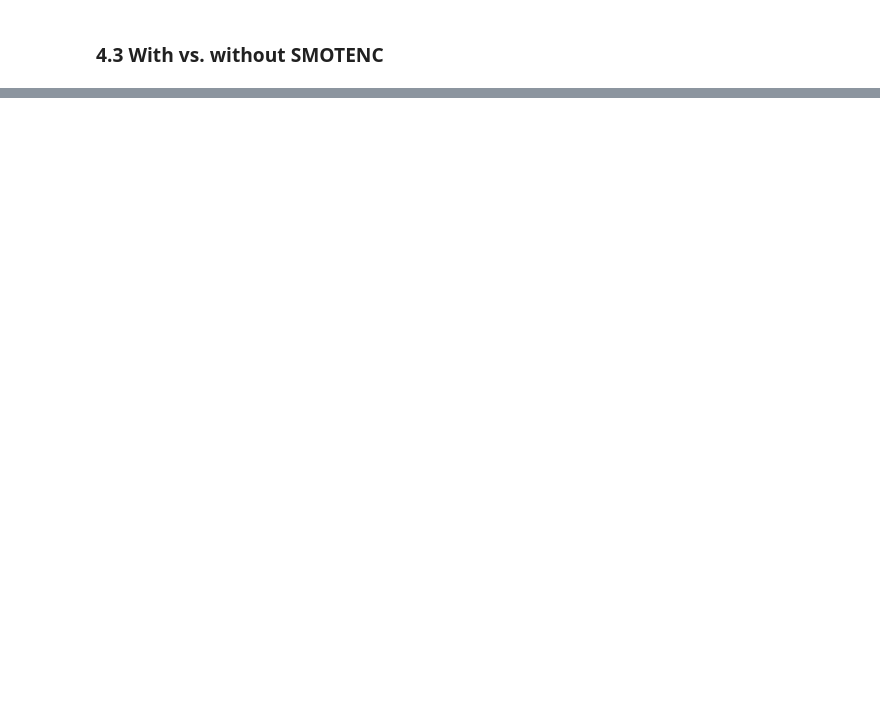
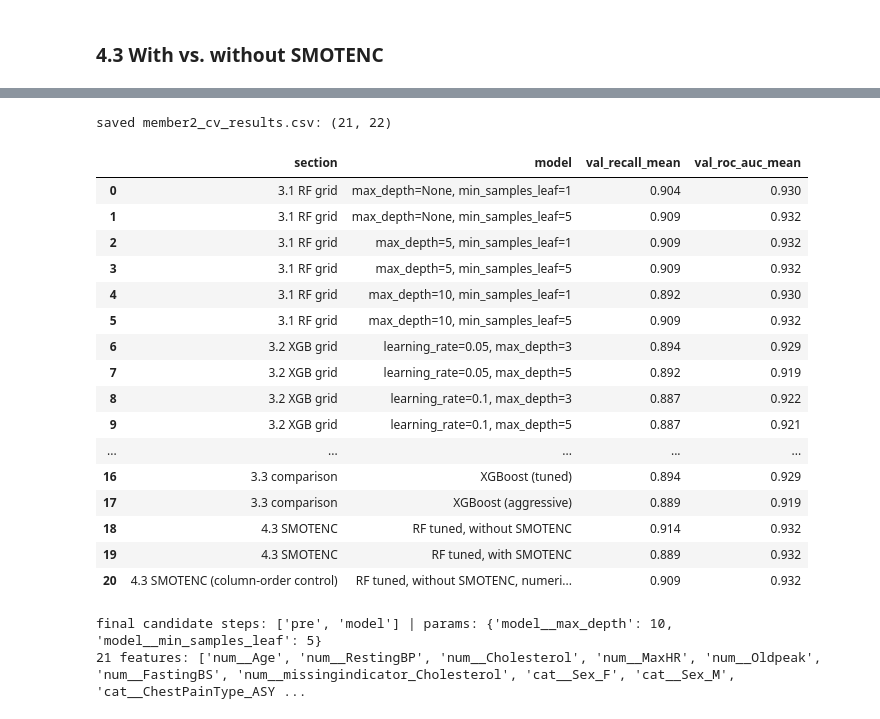
Before and after one commit to alhaiqi/eece-490-assignment, a Jupyter notebook: Member2_Models_SMOTENC.ipynb, the cells around one changed output, grey strips where cells are left out. Drawn from its saved outputs; the diff is of its cells as text; code cells hidden in the pictures; blank space fills up the shorter version.

```diff
--- a/Member2_Models_SMOTENC.ipynb
+++ b/Member2_Models_SMOTENC.ipynb
@@ -198,2 +482,54 @@ TODO (markdown): recommended final-model candidate (validation only), objects/ta
 # %%
-# TODO: save all CV result tables to member2_cv_results.csv
+# Save every CV result of this section (numeric mean/std per metric, train and validation) for Member 3
+def cv_row(section, model, raw):
+    row = {"section": section, "model": model}
+    for m in SCORING:
+        for split, label in (("train", "train"), ("test", "val")):
+            row[f"{label}_{m}_mean"] = raw[f"{split}_{m}"].mean()
+            row[f"{label}_{m}_std"] = raw[f"{split}_{m}"].std()
+    return row
+
+def grid_rows(section, search):
+    res, rows = search.cv_results_, []
+    for i, p in enumerate(res["params"]):
+        name = ", ".join(f"{k.replace('model__', '')}={v}" for k, v in p.items())
+        raw = {f"{s}_{m}": np.array([res[f"split{f}_{s}_{m}"][i] for f in range(CV.get_n_splits())])
+               for m in SCORING for s in ("train", "test")}
+        rows.append(cv_row(section, name, raw))
+    return rows
+
+all_rows = grid_rows("3.1 RF grid", rf_search) + grid_rows("3.2 XGB grid", xgb_search)
+all_rows += [cv_row("3.3 comparison", name, r) for name, r in part3_cv.items()]
+all_rows += [cv_row("4.3 SMOTENC", name, r) for name, r in part4_cv.items()]
+all_rows.append(cv_row("4.3 SMOTENC (column-order control)", "RF tuned, without SMOTENC, numerics first", order_cv))
+member2_cv_results = pd.DataFrame(all_rows)
+member2_cv_results.to_csv("member2_cv_results.csv", index=False)
+print("saved member2_cv_results.csv:", member2_cv_results.shape)
+display(member2_cv_results[["section", "model", "val_recall_mean", "val_roc_auc_mean"]].round(3))
+
+# Handoff check: the final candidate is already refit on the full training split, and SHAP feature names resolve
+final_model = rf_search.best_estimator_
+print("final candidate steps:", list(final_model.named_steps), "| params:", rf_search.best_params_)
+feature_names = final_model.named_steps["pre"].get_feature_names_out()
+print(len(feature_names), "features:", list(feature_names))
+# %% [output]
+saved member2_cv_results.csv: (21, 22)
+|  | section | model | val_recall_mean | val_roc_auc_mean |
+| 0 | 3.1 RF grid | max_depth=None, min_samples_leaf=1 | 0.904 | 0.930 |
+| 1 | 3.1 RF grid | max_depth=None, min_samples_leaf=5 | 0.909 | 0.932 |
+| 2 | 3.1 RF grid | max_depth=5, min_samples_leaf=1 | 0.909 | 0.932 |
+| 3 | 3.1 RF grid | max_depth=5, min_samples_leaf=5 | 0.909 | 0.932 |
+| 4 | 3.1 RF grid | max_depth=10, min_samples_leaf=1 | 0.892 | 0.930 |
+| 5 | 3.1 RF grid | max_depth=10, min_samples_leaf=5 | 0.909 | 0.932 |
+| 6 | 3.2 XGB grid | learning_rate=0.05, max_depth=3 | 0.894 | 0.929 |
+| 7 | 3.2 XGB grid | learning_rate=0.05, max_depth=5 | 0.892 | 0.919 |
+| 8 | 3.2 XGB grid | learning_rate=0.1, max_depth=3 | 0.887 | 0.922 |
+| 9 | 3.2 XGB grid | learning_rate=0.1, max_depth=5 | 0.887 | 0.921 |
+| ... | ... | ... | ... | ... |
+| 16 | 3.3 comparison | XGBoost (tuned) | 0.894 | 0.929 |
+| 17 | 3.3 comparison | XGBoost (aggressive) | 0.889 | 0.919 |
+| 18 | 4.3 SMOTENC | RF tuned, without SMOTENC | 0.914 | 0.932 |
+| 19 | 4.3 SMOTENC | RF tuned, with SMOTENC | 0.889 | 0.932 |
+| 20 | 4.3 SMOTENC (column-order control) | RF tuned, without SMOTENC, numeri... | 0.909 | 0.932 |
+final candidate steps: ['pre', 'model'] | params: {'model__max_depth': 10, 'model__min_samples_leaf': 5}
+21 features: ['num__Age', 'num__RestingBP', 'num__Cholesterol', 'num__MaxHR', 'num__Oldpeak', 'num__FastingBS', 'num__missingindicator_Cholesterol', 'cat__Sex_F', 'cat__Sex_M', 'cat__ChestPainType_ASY ...
```
Also changed, not shown: parts of 13 cells of this notebook, 1 other file.
